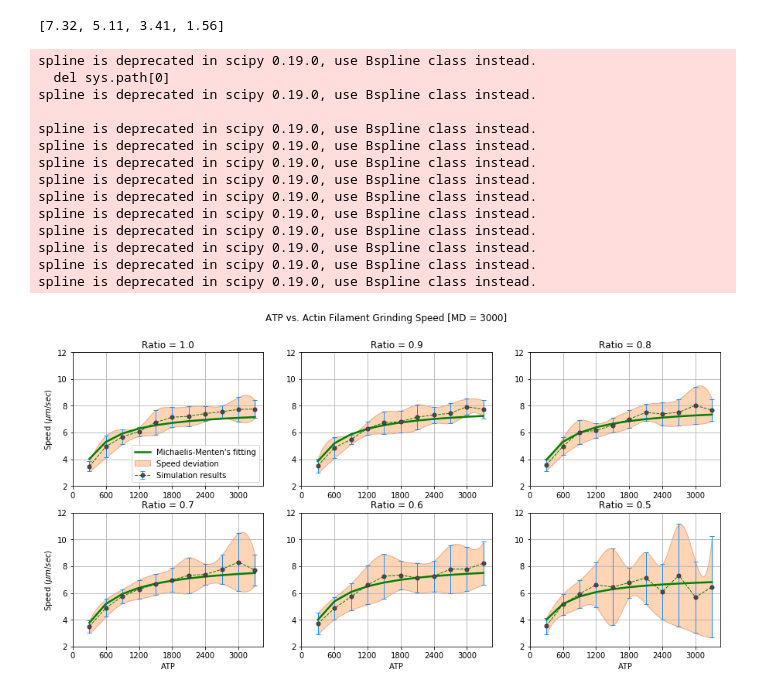
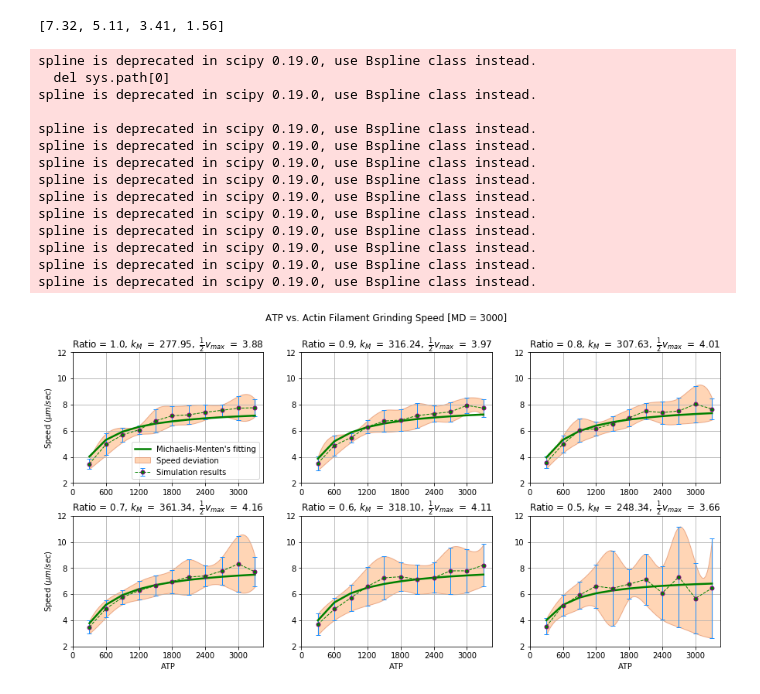
Before and after one commit to SamMachariaPhD/simulate201819, a Jupyter notebook: AFsSpeeds.ipynb, the cells around one changed output. Saved outputs shown, nothing was run; the diff lists cells and outputs as text; code cells hidden in the pictures.

```diff
--- a/AFsSpeeds.ipynb
+++ b/AFsSpeeds.ipynb
@@ -359,7 +359,7 @@ plt.figure(figsize=(15,7))
 plt.axis('tight')
 plt.suptitle('ATP vs. Actin Filament Grinding Speed [MD = 3000]')
 
-plt.subplot(2,3,1)
+plt.subplot(2,3,1) # ===================================================
 x = atp; y = r10['speed']; sDev = r10['deviation']
 
 plt.errorbar(x,y,yerr=sDev, ecolor='dodgerblue', capsize=3, \
@@ -380,15 +380,17 @@ plt.plot(x,func(x,*popt),'g-', lw=2.5, label="Michaelis-Menten's fitting")
 
 kmVal = popt[0]
 yVal = (kmVal*y.max())/(kmVal+popt[0])
+#plt.axhline(yVal, linestyle='--', color='gray', label='Average grinding speed')
+#plt.text(2,yVal, str(round(yVal,2)), va='center', ha='center', backgroundcolor='w')
 
 plt.xticks(np.arange(0,3300,step=600))
 plt.yticks(np.arange(2,13,step=2))
 
 plt.ylabel('Speed ($\mu m/sec$)')
-plt.title('Ratio = 1.0')
+plt.title(r'Ratio = 1.0, $k_M\ =\ %0.2f,\ \frac{1}{2}v_{max}\ =\ %0.2f$'%(kmVal,yVal))
 plt.legend(loc='lower right'); plt.grid()
 
-plt.subplot(2,3,2)
+plt.subplot(2,3,2) # ===================================================
 x = atp; y = r09['speed']; sDev = r09['deviation']
 
 plt.errorbar(x,y,yerr=sDev, ecolor='dodgerblue', capsize=3, \
@@ -413,11 +415,11 @@ yVal = (kmVal*y.max())/(kmVal+popt[0])
 plt.xticks(np.arange(0,3300,step=600))
 plt.yticks(np.arange(2,13,step=2))
 
-plt.title('Ratio = 0.9')
+plt.title(r'Ratio = 0.9, $k_M\ =\ %0.2f,\ \frac{1}{2}v_{max}\ =\ %0.2f$'%(kmVal,yVal))
 #plt.legend(loc='lower right')
 plt.grid()
 
-plt.subplot(2,3,3)
+plt.subplot(2,3,3) # ===================================================
 x = atp; y = r08['speed']; sDev = r08['deviation']
 
 plt.errorbar(x,y,yerr=sDev, ecolor='dodgerblue', capsize=3, \
@@ -442,11 +444,11 @@ yVal = (kmVal*y.max())/(kmVal+popt[0])
 plt.xticks(np.arange(0,3300,step=600))
 plt.yticks(np.arange(2,13,step=2))
 
-plt.title('Ratio = 0.8')
+plt.title(r'Ratio = 0.8, $k_M\ =\ %0.2f,\ \frac{1}{2}v_{max}\ =\ %0.2f$'%(kmVal,yVal))
 #plt.legend(loc='lower right')
 plt.grid()
 
-plt.subplot(2,3,4)
+plt.subplot(2,3,4) # ===================================================
 x = atp; y = r07['speed']; sDev = r07['deviation']
 
 plt.errorbar(x,y,yerr=sDev, ecolor='dodgerblue', capsize=3, \
@@ -472,11 +474,11 @@ plt.xticks(np.arange(0,3300,step=600))
 plt.yticks(np.arange(2,13,step=2))
 
 plt.xlabel('ATP'); plt.ylabel('Speed ($\mu m/sec$)')
-plt.title('Ratio = 0.7')
+plt.title(r'Ratio = 0.7, $k_M\ =\ %0.2f,\ \frac{1}{2}v_{max}\ =\ %0.2f$'%(kmVal,yVal))
 #plt.legend(loc='lower right')
 plt.grid()
 
-plt.subplot(2,3,5)
+plt.subplot(2,3,5) # ===================================================
 x = atp; y = r06['speed']; sDev = r06['deviation']
 
 plt.errorbar(x,y,yerr=sDev, ecolor='dodgerblue', capsize=3, \
@@ -502,11 +504,11 @@ plt.xticks(np.arange(0,3300,step=600))
 plt.yticks(np.arange(2,13,step=2))
 
 plt.xlabel('ATP')
-plt.title('Ratio = 0.6')
+plt.title(r'Ratio = 0.6, $k_M\ =\ %0.2f,\ \frac{1}{2}v_{max}\ =\ %0.2f$'%(kmVal,yVal))
 #plt.legend(loc='lower right')
 plt.grid()
 
-plt.subplot(2,3,6)
+plt.subplot(2,3,6) # ===================================================
 x = atp; y = r05['speed']; sDev = r05['deviation']
 
 plt.errorbar(x,y,yerr=sDev, ecolor='dodgerblue', capsize=3, \
@@ -524,32 +526,33 @@ def func(x,km):
 popt, pcov = curve_fit(func, x,y)
 
 plt.plot(x,func(x,*popt),'g-', lw=2.5, label="Michaelis-Menten's fitting")
 
 kmVal = popt[0]
 yVal = (kmVal*y.max())/(kmVal+popt[0])
 
 plt.xticks(np.arange(0,3300,step=600))
 plt.yticks(np.arange(2,13,step=2))
 
 plt.xlabel('ATP')
-plt.title('Ratio = 0.5')
+plt.title(r'Ratio = 0.5, $k_M\ =\ %0.2f,\ \frac{1}{2}v_{max}\ =\ %0.2f$'%(kmVal,yVal))
 #plt.legend(loc='lower right')
+plt.subplots_adjust(hspace=0.25)
 plt.grid()
 
 plt.savefig('speedATP.svg',fmt='svg',dip=500,bbox_inches='tight')
 # %% [output]
 spline is deprecated in scipy 0.19.0, use Bspline class instead.
   del sys.path[0]
 spline is deprecated in scipy 0.19.0, use Bspline class instead.
 
 spline is deprecated in scipy 0.19.0, use Bspline class instead.
 spline is deprecated in scipy 0.19.0, use Bspline class instead.
 spline is deprecated in scipy 0.19.0, use Bspline class instead.
 spline is deprecated in scipy 0.19.0, use Bspline class instead.
 spline is deprecated in scipy 0.19.0, use Bspline class instead.
 spline is deprecated in scipy 0.19.0, use Bspline class instead.
 spline is deprecated in scipy 0.19.0, use Bspline class instead.
 spline is deprecated in scipy 0.19.0, use Bspline class instead.
 spline is deprecated in scipy 0.19.0, use Bspline class instead.
 spline is deprecated in scipy 0.19.0, use Bspline class instead.
-[figure, old version]
+[figure, new version]
```
Also changed, not shown: 7 other files.
